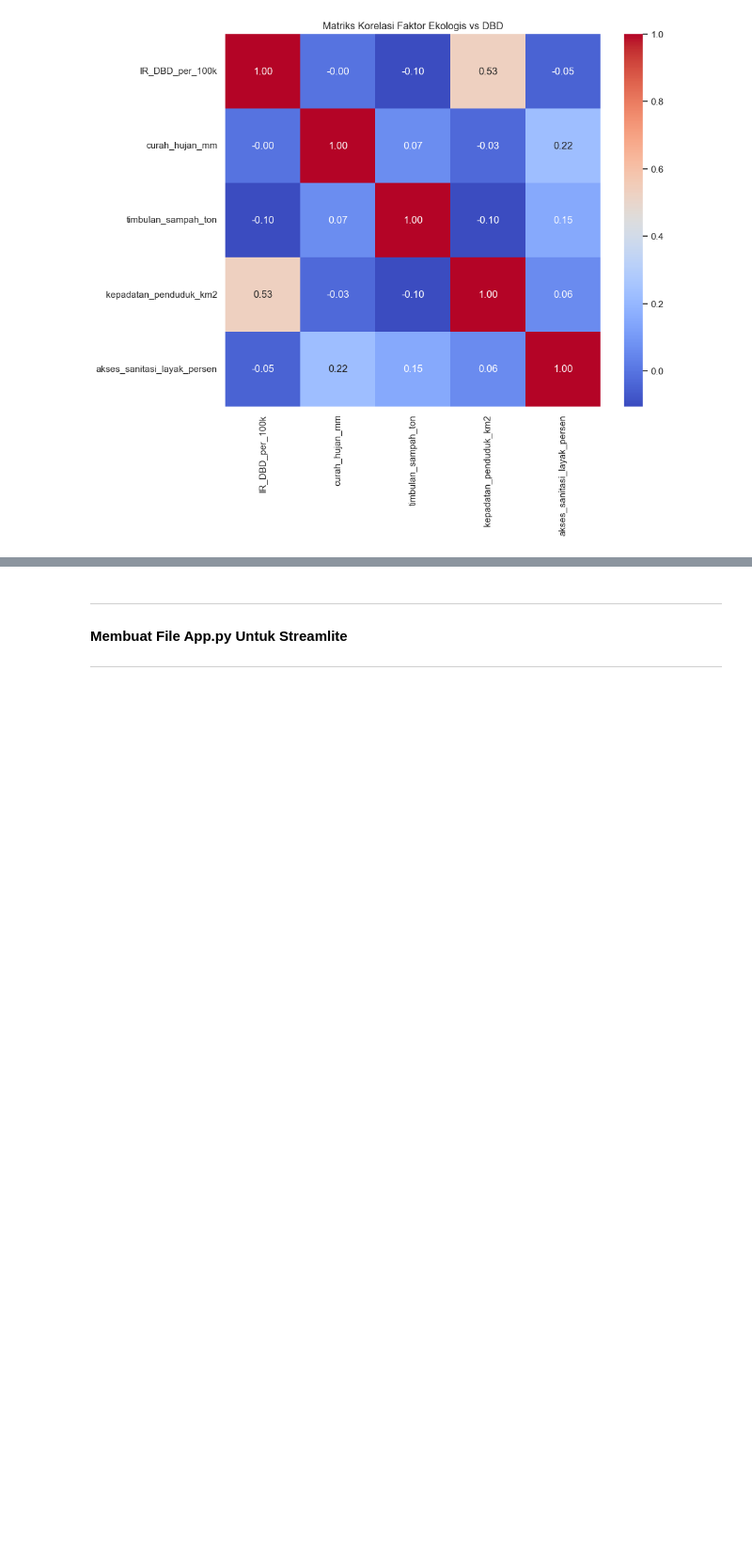
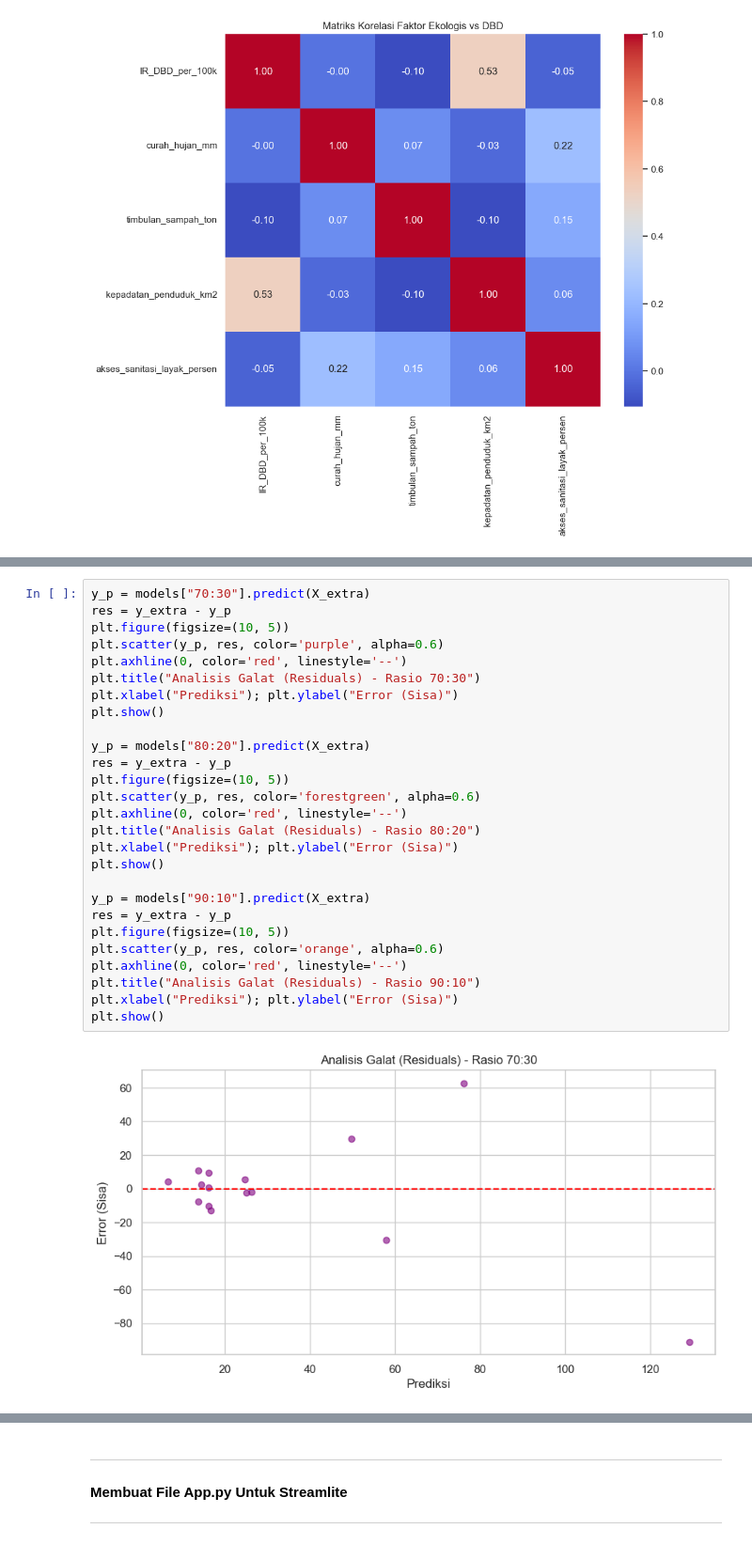
Before and after one commit to Syahrrulll/analisis_dbd, a Jupyter notebook: DBD.ipynb, the cells around one changed output, grey strips where cells are left out. Shown at 94% size. Cells and saved outputs as stored; diff of their text form; blank space fills up the shorter version.

```diff
--- a/DBD.ipynb
+++ b/DBD.ipynb
@@ -402,0 +234,29 @@ MAE (Rerata Error): 20.7670
+# %%
+y_p = models["70:30"].predict(X_extra)
+res = y_extra - y_p
+plt.figure(figsize=(10, 5))
+plt.scatter(y_p, res, color='purple', alpha=0.6)
+plt.axhline(0, color='red', linestyle='--')
+plt.title("Analisis Galat (Residuals) - Rasio 70:30")
+plt.xlabel("Prediksi"); plt.ylabel("Error (Sisa)")
+plt.show()
+
+y_p = models["80:20"].predict(X_extra)
+res = y_extra - y_p
+plt.figure(figsize=(10, 5))
+plt.scatter(y_p, res, color='forestgreen', alpha=0.6)
+plt.axhline(0, color='red', linestyle='--')
+plt.title("Analisis Galat (Residuals) - Rasio 80:20")
+plt.xlabel("Prediksi"); plt.ylabel("Error (Sisa)")
+plt.show()
+
+y_p = models["90:10"].predict(X_extra)
+res = y_extra - y_p
+plt.figure(figsize=(10, 5))
+plt.scatter(y_p, res, color='orange', alpha=0.6)
+plt.axhline(0, color='red', linestyle='--')
+plt.title("Analisis Galat (Residuals) - Rasio 90:10")
+plt.xlabel("Prediksi"); plt.ylabel("Error (Sisa)")
+plt.show()
+# %% [output]
+[figure, added]
```
Also changed, not shown: parts of 22 cells of this notebook, 1 other file.
